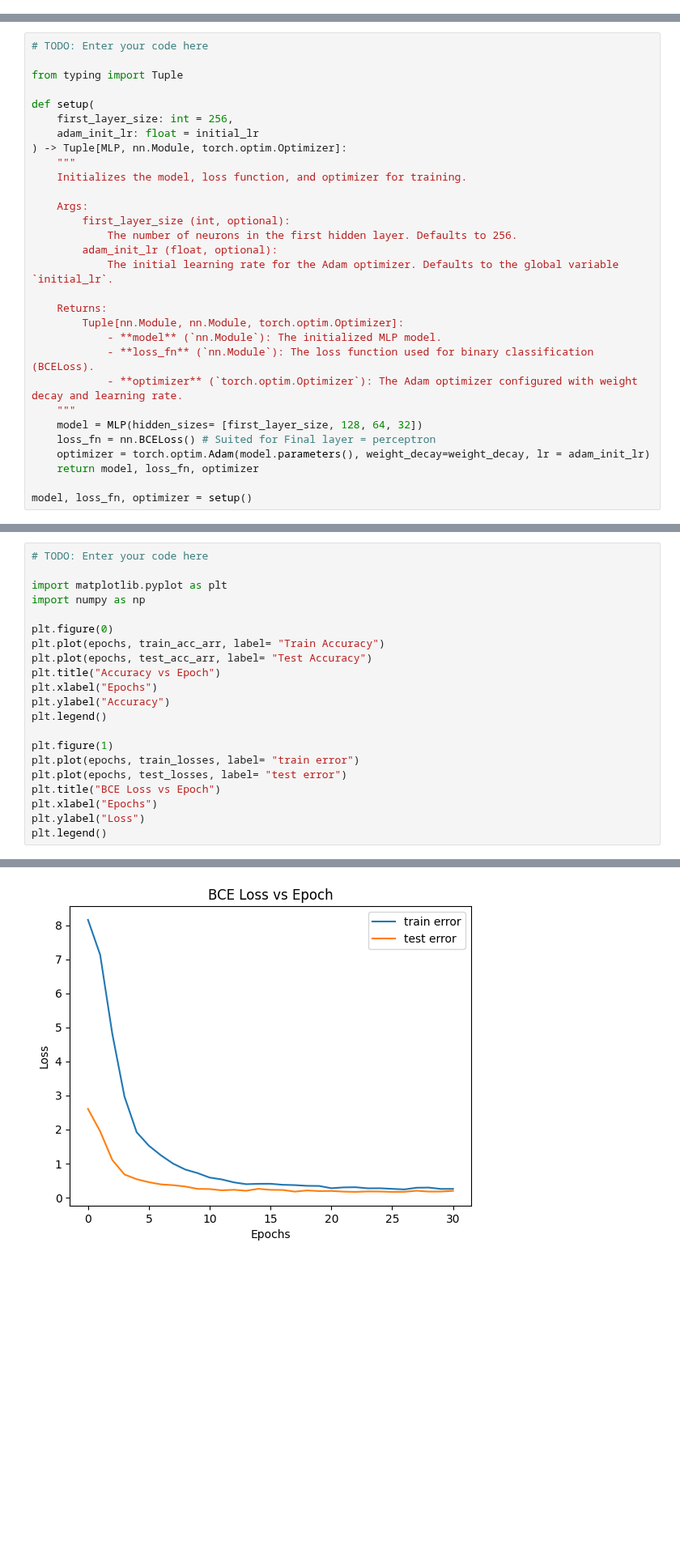
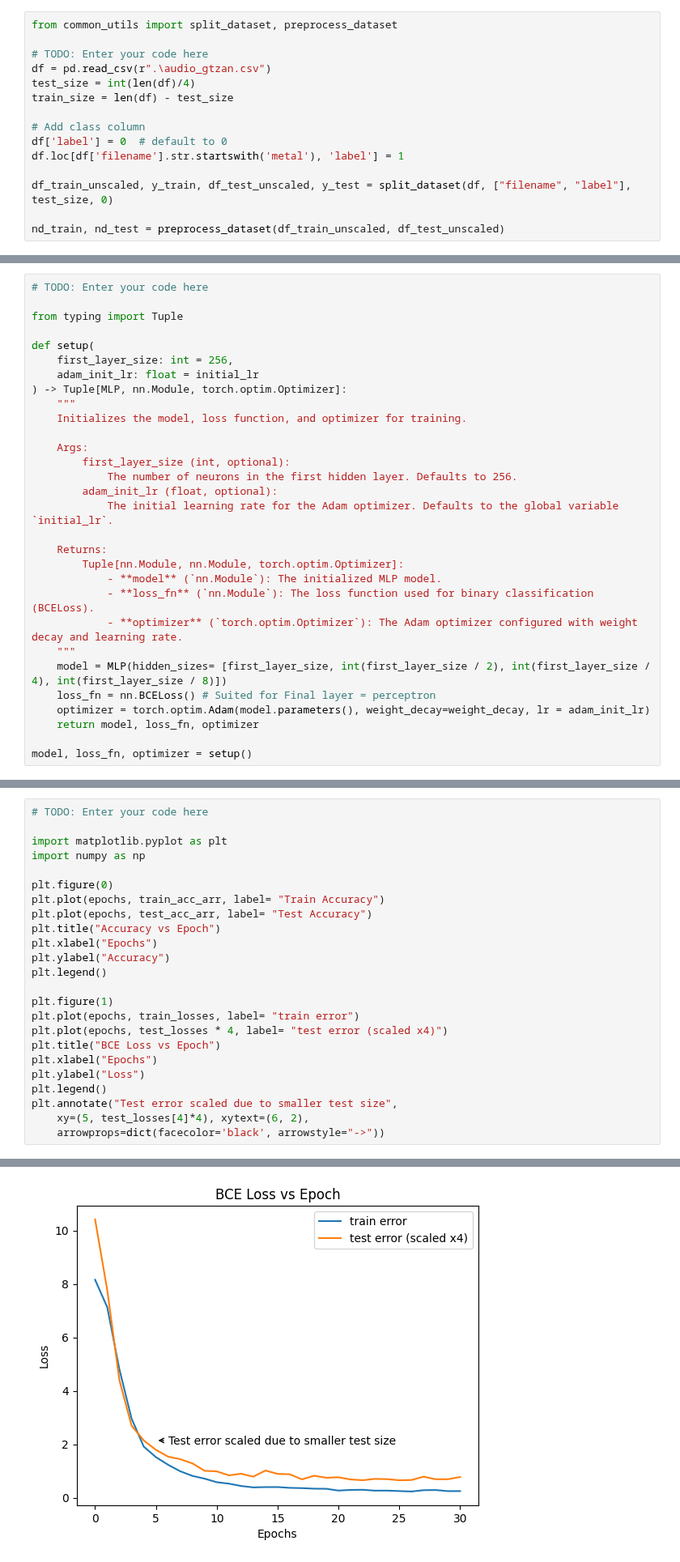
Before and after one commit to KyeYongChoo/Neural-Networks-Music-Classification-Housing-Price-Predictor, a Jupyter notebook: files_PartA/files_PartA/PartA_Template.ipynb, the cells around one changed output, grey strips where cells are left out. Shown at 81% size. Drawn from its saved outputs; the diff is of its cells as text; blank space fills up the shorter version.

```diff
--- a/files_PartA/files_PartA/PartA_Template.ipynb
+++ b/files_PartA/files_PartA/PartA_Template.ipynb
@@ -0,0 +69,15 @@
+# %%
+from common_utils import split_dataset, preprocess_dataset
+
+# TODO: Enter your code here
+df = pd.read_csv(r".\audio_gtzan.csv")
+test_size = int(len(df)/4)
+train_size = len(df) - test_size
+
+# Add class column
+df['label'] = 0  # default to 0
+df.loc[df['filename'].str.startswith('metal'), 'label'] = 1
+
+df_train_unscaled, y_train, df_test_unscaled, y_test = split_dataset(df, ["filename", "label"], test_size, 0)
+
+nd_train, nd_test = preprocess_dataset(df_train_unscaled, df_test_unscaled)
@@ -45,7 +130,7 @@ def setup(
             - **loss_fn** (`nn.Module`): The loss function used for binary classification (BCELoss).
             - **optimizer** (`torch.optim.Optimizer`): The Adam optimizer configured with weight decay and learning rate.
     """
-    model = MLP(hidden_sizes= [first_layer_size, 128, 64, 32])
+    model = MLP(hidden_sizes= [first_layer_size, int(first_layer_size / 2), int(first_layer_size / 4), int(first_layer_size / 8)])
     loss_fn = nn.BCELoss() # Suited for Final layer = perceptron
     optimizer = torch.optim.Adam(model.parameters(), weight_decay=weight_decay, lr = adam_init_lr)
     return model, loss_fn, optimizer
@@ -224,9 +335,12 @@ plt.legend()
 
 plt.figure(1)
 plt.plot(epochs, train_losses, label= "train error")
-plt.plot(epochs, test_losses, label= "test error")
+plt.plot(epochs, test_losses * 4, label= "test error (scaled x4)")
 plt.title("BCE Loss vs Epoch")
 plt.xlabel("Epochs")
 plt.ylabel("Loss")
 plt.legend()
+plt.annotate("Test error scaled due to smaller test size",
+    xy=(5, test_losses[4]*4), xytext=(6, 2),
+    arrowprops=dict(facecolor='black', arrowstyle="->"))
 # %% [output]
@@ -234,2 +348,2 @@ plt.legend()
 [figure]
-[figure, old version]
+[figure, new version]
```
Also changed, not shown: parts of 47 cells of this notebook, 3 other files.
